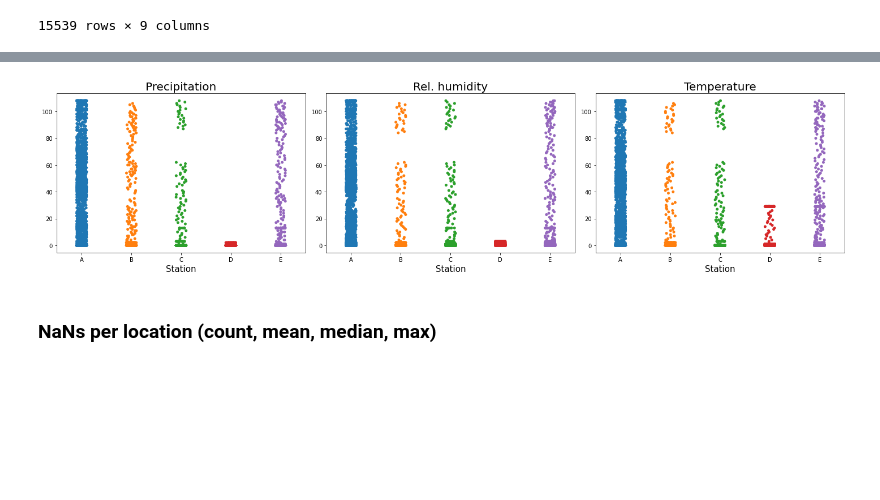
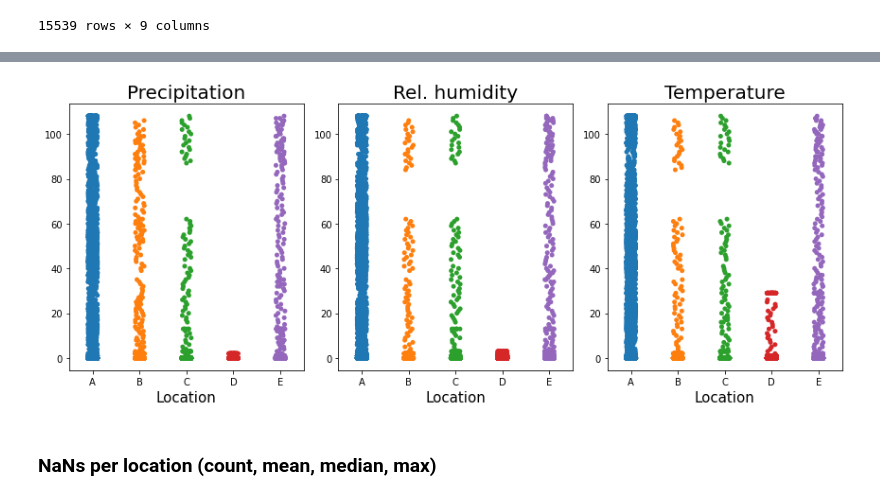
Before and after one commit to Jerwin87/ML-Project-1, a Jupyter notebook: eda_extra.ipynb, the cells around one changed output, grey strips where cells are left out. Cells and saved outputs as stored; diff of their text form; code cells hidden in the pictures; blank space fills up the shorter version.

```diff
--- a/eda_extra.ipynb
+++ b/eda_extra.ipynb
@@ -12,18 +12,13 @@ data_raw=pd.read_csv("./data/Train.csv")
 meta=pd.read_csv("./data/airqo_metadata.csv")
 # %%
 features_pretty = {'temp': 'Temperature', 'wind_dir': 'Wind direction', 'wind_spd': 'Wind speed', 'rel_humidity': 'Rel. humidity', 'atmos_press': 'Atmos. pressure', 'precip': 'Precipitation'}
+
+location_order = ['A', 'B', 'C', 'D', 'E']
 # %%
-def replace_nan(x):
-        if x==" ":
-            return np.nan
-        else:
-            return float(x)
-
-
 data_less_raw = data_raw.copy()
 
 for feature in features_pretty.keys():
-    data_less_raw[feature] = data_less_raw[feature].apply(lambda x: [replace_nan(X) for X in x.replace("nan", " ").split(",")])
+    data_less_raw[feature] = data_less_raw[feature].apply(lambda l: [np.nan if item=="nan" else float(item) for item in l.split(",")])
 # %%
 data = preprocessing(data_raw, use_location=False, only_means=False, keep_location=True)
 # %% [markdown]
@@ -212,11 +224,11 @@ nans_per_obs
 | 15538 | ID_train_9999 | C | 0 | 0 | 0 | 0 | 0 | 0 | 127.983333 |
 15539 rows × 9 columns
 # %%
-fig, ax = plt.subplots(1, len(features_pretty.keys()), figsize=(20,5))
+fig, ax = plt.subplots(1, len(features_pretty.keys()), figsize=(4*len(features_pretty.keys()),5))
 for i, f in enumerate(features_pretty.keys()):
-    sns.stripplot(data=nans_per_obs, x='location', y=f, order=station_order, ax=ax[i])
-    ax[i].set_title(features_pretty.keys()[f], fontsize=20)
-    ax[i].set_xlabel('Station', fontsize=15)
+    sns.stripplot(data=nans_per_obs, x='location', y=f, order=location_order, ax=ax[i])
+    ax[i].set_title(features_pretty[f], fontsize=20)
+    ax[i].set_xlabel('Location', fontsize=15)
     ax[i].set_ylabel('')
 # fig.suptitle('Missing Values in Observation', fontsize=30)
 fig.tight_layout()
@@ -225,20 +239,16 @@ fig.tight_layout()
 # %%
-# Wind dir. and Wind speed similar to Temp.,
-# Atmos. pressure similar to Rel. humidity,
-# therefore left out
-
 features_order = ['precip', 'rel_humidity', 'temp']
-fig, ax = plt.subplots(1, len(features_order), figsize=(20,5))
+fig, ax = plt.subplots(1, len(features_order), figsize=(4*len(features_order),5))
 for i, f in enumerate(features_order):
-    sns.stripplot(data=nans_per_obs, x='location', y=f, order=station_order, ax=ax[i])
-    ax[i].set_title(features_pretty.keys()[f], fontsize=20)
-    ax[i].set_xlabel('Station', fontsize=15)
+    sns.stripplot(data=nans_per_obs, x='location', y=f, order=location_order, ax=ax[i])
+    ax[i].set_title(features_pretty[f], fontsize=20)
+    ax[i].set_xlabel('Location', fontsize=15)
     ax[i].set_ylabel('')
 # fig.suptitle('Missing Values in Observation', fontsize=30)
 fig.tight_layout()
 fig.savefig('images/missing_values_in_observation.jpg')
 # %% [output]
-[figure, old version]
+[figure, new version]
 # %% [markdown]
 ### NaNs per location (count, mean, median, max)
 # %%
```
Also changed, not shown: parts of 35 cells of this notebook, 13 other files.
